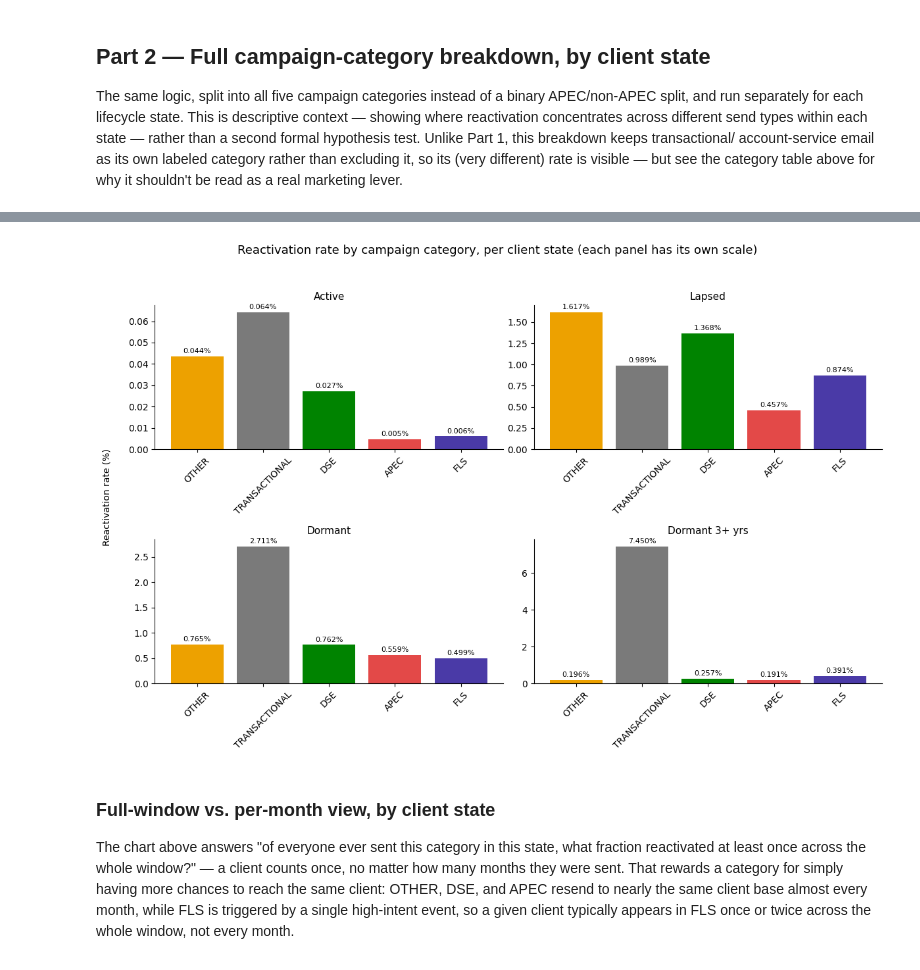
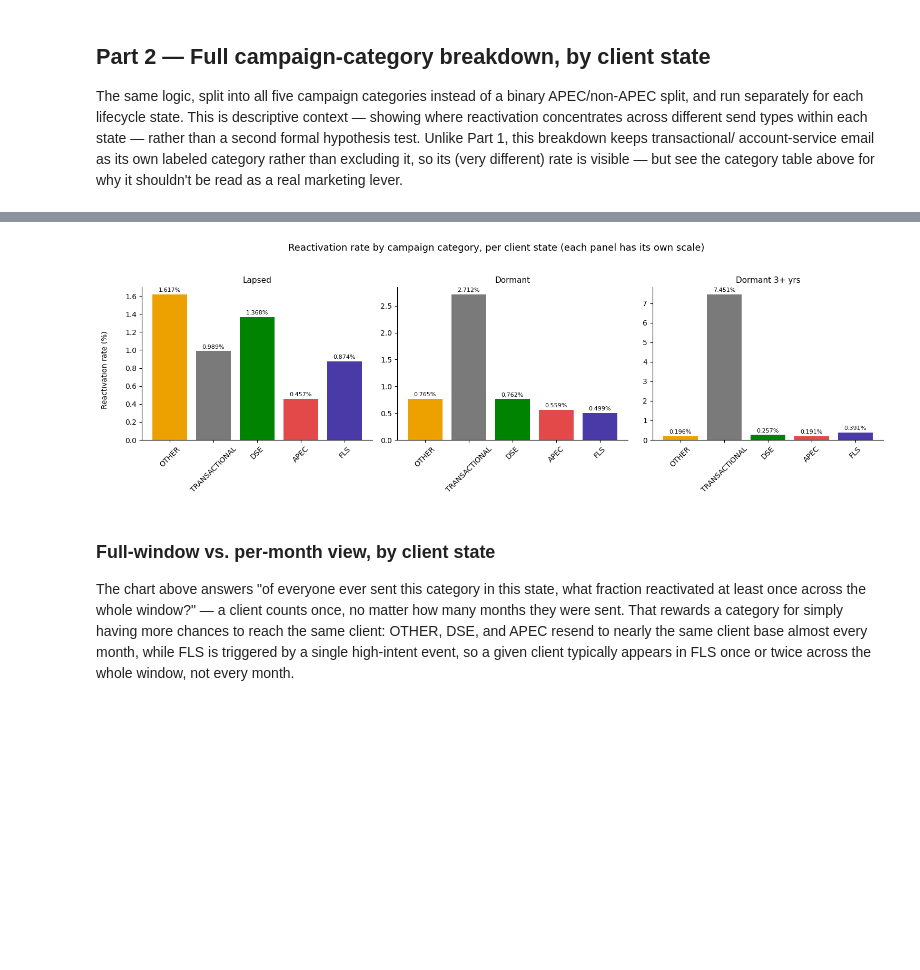
Before and after one commit to sfoyola/sao-sfix-ds, a Jupyter notebook: analysis_apec_all_clients/apec_analysis.ipynb, the cells around one changed output, grey strips where cells are left out. Saved outputs shown, nothing was run; the diff lists cells and outputs as text; code cells hidden in the pictures; blank space fills up the shorter version.

```diff
--- a/analysis_apec_all_clients/apec_analysis.ipynb
+++ b/analysis_apec_all_clients/apec_analysis.ipynb
@@ -132,11 +136,11 @@ def query(sql, max_attempts=4, retry_delay_seconds=20):
             time.sleep(retry_delay_seconds)
 
 # Population thresholds (days since last checkout)
-ACTIVE_MAX_DAYS = 120
+ACTIVE_MAX_DAYS = 120  # clients at or under this are Active -- excluded from this analysis entirely (see intro)
 LAPSED_MAX_DAYS = 365
 DORMANT_3YR_MIN_DAYS = 1095
 
-LIFECYCLE_STATES = ['Active', 'Lapsed', 'Dormant', 'Dormant 3+ yrs']
+LIFECYCLE_STATES = ['Lapsed', 'Dormant', 'Dormant 3+ yrs']
 BUSINESS_LINES = ('Womens', 'Mens', 'Kids')
 
 # Send history window (same window used throughout, so every part is comparable)
@@ -572,6 +574,5 @@ apec_by_state_monthly_df.head()
 # %%
-fig, axes = plt.subplots(2, 2, figsize=(12, 8), sharex=True)
-axes = axes.flatten()
+fig, axes = plt.subplots(1, 3, figsize=(15, 5), sharex=True)
 
 for i, state in enumerate(LIFECYCLE_STATES):
     ax = axes[i]
@@ -736,25 +737,24 @@ category_by_state_pivot
 # %%
-fig, axes = plt.subplots(2, 2, figsize=(12, 8))
-axes = axes.flatten()
+fig, axes = plt.subplots(1, 3, figsize=(15, 5))
 
 for i, state in enumerate(LIFECYCLE_STATES):
     ax = axes[i]
     state_df = category_by_state_df[category_by_state_df['lifecycle_state'] == state].set_index('campaign_category').reindex(CATEGORY_ORDER)
     bars = ax.bar(
         CATEGORY_ORDER, state_df['client_reactivation_rate'] * 100,
         color=[CATEGORY_COLORS[c] for c in CATEGORY_ORDER],
     )
     ax.bar_label(bars, fmt='%.3f%%', fontsize=8, padding=2)
     ax.set_title(state, fontsize=11)
     ax.spines[['top', 'right']].set_visible(False)
     ax.tick_params(axis='x', labelrotation=45)
 
 fig.suptitle('Reactivation rate by campaign category, per client state (each panel has its own scale)', fontsize=13)
 fig.text(0.0, 0.5, 'Reactivation rate (%)', va='center', rotation='vertical')
 plt.tight_layout(rect=[0.02, 0, 1, 0.95])
 plt.show()
 # %% [output]
-[figure, old version]
+[figure, new version]
 # %% [markdown]
 ### Full-window vs. per-month view, by client state
 
```
Also changed, not shown: parts of 25 cells of this notebook, 3 other files.
